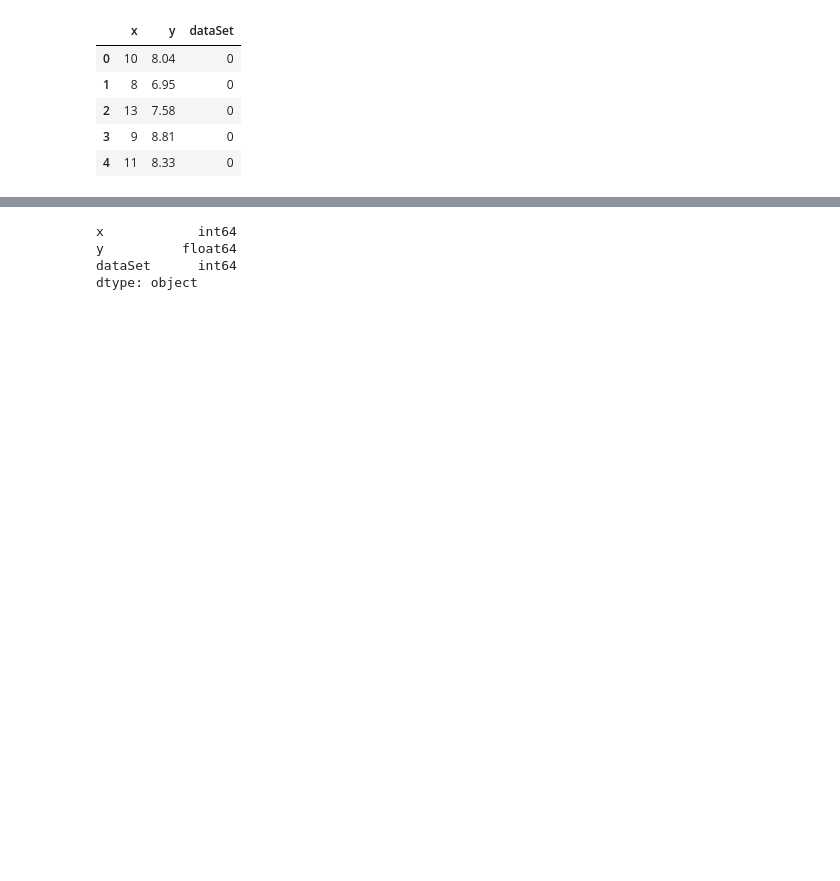
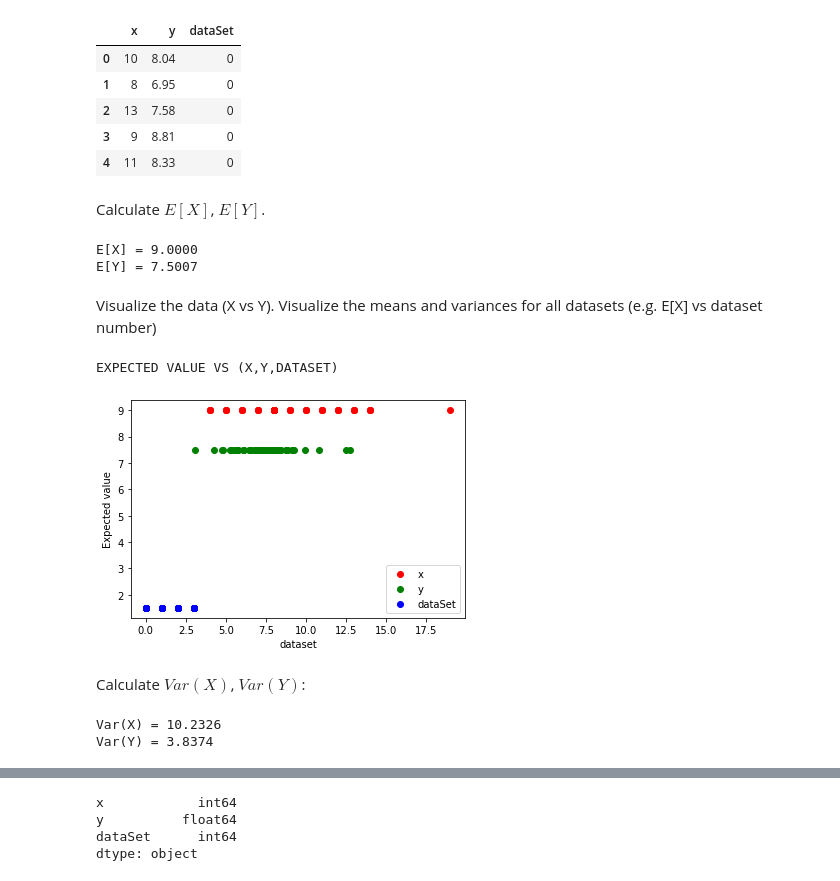
Before and after one commit to kmiec96/Modern-data-science, a Jupyter notebook: ML_2021_set4.ipynb, the cells around one changed output, grey strips where cells are left out. Cells and saved outputs as stored; diff of their text form; code cells hidden in the pictures; blank space fills up the shorter version.

```diff
--- a/ML_2021_set4.ipynb
+++ b/ML_2021_set4.ipynb
@@ -216,3 +217,33 @@ data.head()
 | 2 | 13 | 7.58 | 0 |
 | 3 | 9 | 8.81 | 0 |
 | 4 | 11 | 8.33 | 0 |
+# %% [markdown]
+Calculate $E[X]$, $E[Y]$.
+# %%
+print("E[X] = {:.4f}".format(data["x"].mean()))
+print("E[Y] = {:.4f}".format(data["y"].mean()))
+# %% [output]
+E[X] = 9.0000
+E[Y] = 7.5007
+# %% [markdown]
+Visualize the data (X vs Y). Visualize the means and variances for all datasets (e.g. E[X] vs dataset number)
+# %%
+print("EXPECTED VALUE VS (X,Y,DATASET)")
+plt.scatter(data["x"], np.array(np.dot(data["x"].mean(),np.ones(data["x"].size))), label="x", color = "red")
+plt.scatter(data["y"], np.array(np.dot(data["y"].mean(),np.ones(data["y"].size))), label="y", color = "green")
+plt.scatter(data["dataSet"], np.array(np.dot(data["dataSet"].mean(),np.ones(data["dataSet"].size))), label="dataSet", color = "blue")
+plt.xlabel("dataset")
+plt.ylabel("Expected value")
+plt.legend()
+plt.show()
+# %% [output]
+EXPECTED VALUE VS (X,Y,DATASET)
+[figure, added]
+# %% [markdown]
+Calculate $Var(X)$, $Var(Y)$:
+# %%
+print("Var(X) = {:.4f}".format(data["x"].var()))
+print("Var(Y) = {:.4f}".format(data["y"].var()))
+# %% [output]
+Var(X) = 10.2326
+Var(Y) = 3.8374
```
Also changed, not shown: parts of 5 cells of this notebook.
